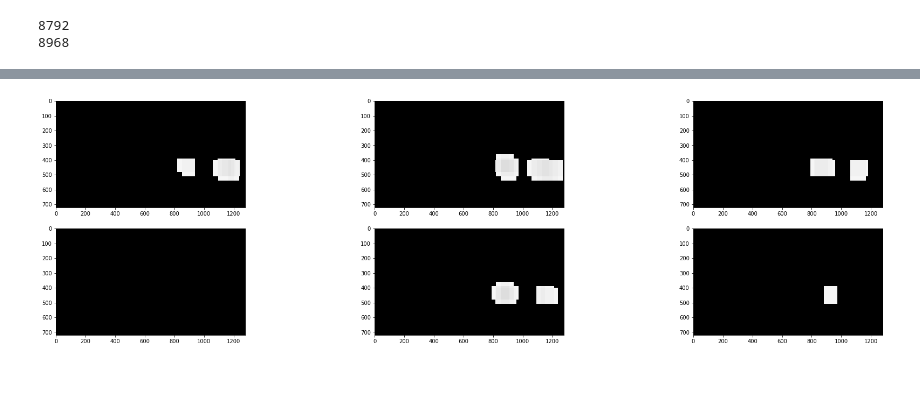
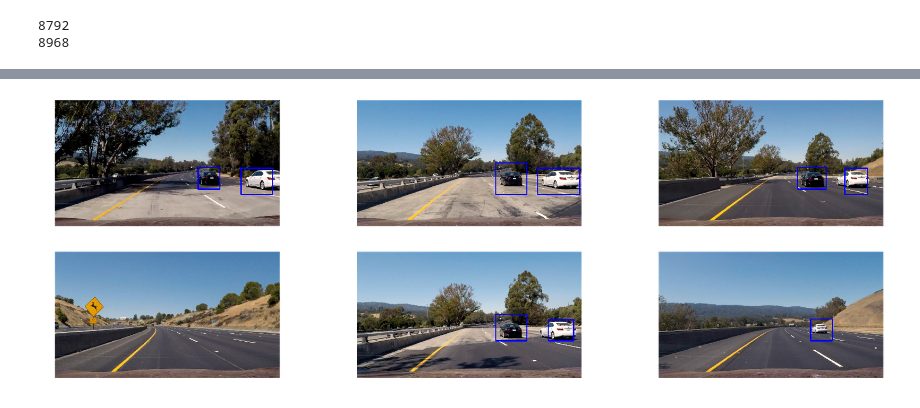
Before and after one commit to sahiljuneja/Udacity-SDCND-Term-1, a Jupyter notebook: Term-1/P5-Vehicle-Detection/Vehicle_Detection.ipynb, the cells around one changed output, grey strips where cells are left out. Saved outputs shown, nothing was run; the diff lists cells and outputs as text; code cells hidden in the pictures; blank space fills up the shorter version.

```diff
--- a/Term-1/P5-Vehicle-Detection/Vehicle_Detection.ipynb
+++ b/Term-1/P5-Vehicle-Detection/Vehicle_Detection.ipynb
@@ -340,57 +323,57 @@ def draw_labeled_bboxes(img, labels):
 # %%
 ### Test Sliding Window on test images
 images = glob.glob('test_images/*.jpg')
-fig = plt.figure(figsize=(30, 8))
-heatmap_image = np.zeros([720,1280],dtype=np.float32)
+fig = plt.figure(figsize=(30, 10))
 
 for i in range(len(images)):
-    #global heatmap_image
+
     car_image = mpimg.imread(images[i])
     car_image = car_image.astype(np.float32)/255
-    #car_image = "test_images/test1.jpg"
 
-#     windows1 = slide_window(car_image, x_start_stop=[int(car_image.shape[1]/2), car_image.shape[1]],
-#                            y_start_stop=[int(car_image.shape[0]/2), int(car_image.shape[0]/1.2)],
-#                            xy_window=(32, 32), xy_overlap=(0.5, 0.5))
-
+    windows1 = slide_window(car_image, x_start_stop=[int(car_image.shape[1]/2), car_image.shape[1]],
+                           y_start_stop=[int(car_image.shape[0]/2), int(car_image.shape[0]/1.6)],
+                           xy_window=(100, 100), xy_overlap=(0.75, 0.75))
 
     windows2 = slide_window(car_image, x_start_stop=[int(car_image.shape[1]/2), car_image.shape[1]],
                            y_start_stop=[int(car_image.shape[0]/2), int(car_image.shape[0]/1.6)],
                            xy_window=(120, 120), xy_overlap=(0.75, 0.75))
 
     windows3 = slide_window(car_image, x_start_stop=[int(car_image.shape[1]/2), car_image.shape[1]],
                            y_start_stop=[int(car_image.shape[0]/1.8), int(car_image.shape[0]/1.4)],
                            xy_window=(140, 140), xy_overlap=(0.75, 0.75))
 
     windows4 = slide_window(car_image, x_start_stop=[int(car_image.shape[1]/2), car_image.shape[1]],
                            y_start_stop=[int(car_image.shape[0]/1.6), int(car_image.shape[0]/1.2)],
                            xy_window=(160, 160), xy_overlap=(0.75, 0.75))
 
 
 
-    windows = windows2 + windows3 + windows4
-    window_img_1 = draw_boxes(car_image, windows, color=(0, 0, 255), thick=6)
+    windows = windows1 + windows2 + windows3 + windows4
 
     hot_windows = search_windows(car_image, windows, svc, X_scaler, cspace=cspace,
                             spatial_size=spatial_size, hist_bins=hist_bins,
                             orient=orient, pix_per_cell=pix_per_cell,
                             cell_per_block=cell_per_block,
                             hog_channel=hog_channel)
 
-    heatmap_image = np.zeros_like(car_image)
+    heatmap_image = np.zeros_like(mpimg.imread(images[i]))
     heatmap_image = heatmap(heatmap_image, hot_windows)
-    #heatmap_image = cv2.add(heatmap_image, heatmap(heatmap_image, hot_windows))
     heatmap_image = apply_threshold(heatmap_image, 5)
 
-    window_img_2 = draw_boxes(car_image, hot_windows, color=(0, 0, 255), thick=6)
+    labels = label(heatmap_image)
+
+    # Boundinx Box around label
+    image = draw_labeled_bboxes(mpimg.imread(images[i]), labels)
+
+    # Boundinx Boxes around searched vehicle(s)
+    window_img_2 = draw_boxes(mpimg.imread(images[i]), hot_windows, color=(0, 0, 255), thick=6)
 
     fig.add_subplot(2,3,i+1)
-    plt.imshow(heatmap_image)
-    #plt.imshow(window_img_2)
-#plt.imshow(heatmap_image, cmap="gray")
+    plt.imshow(image)
+    plt.axis('off')
 plt.show()
 # %% [output]
-[figure, old version]
+[figure, new version]
 # %%
 ### Video pipeline
 def process_video(image):
```
Also changed, not shown: parts of 8 cells of this notebook, 2 other files.
